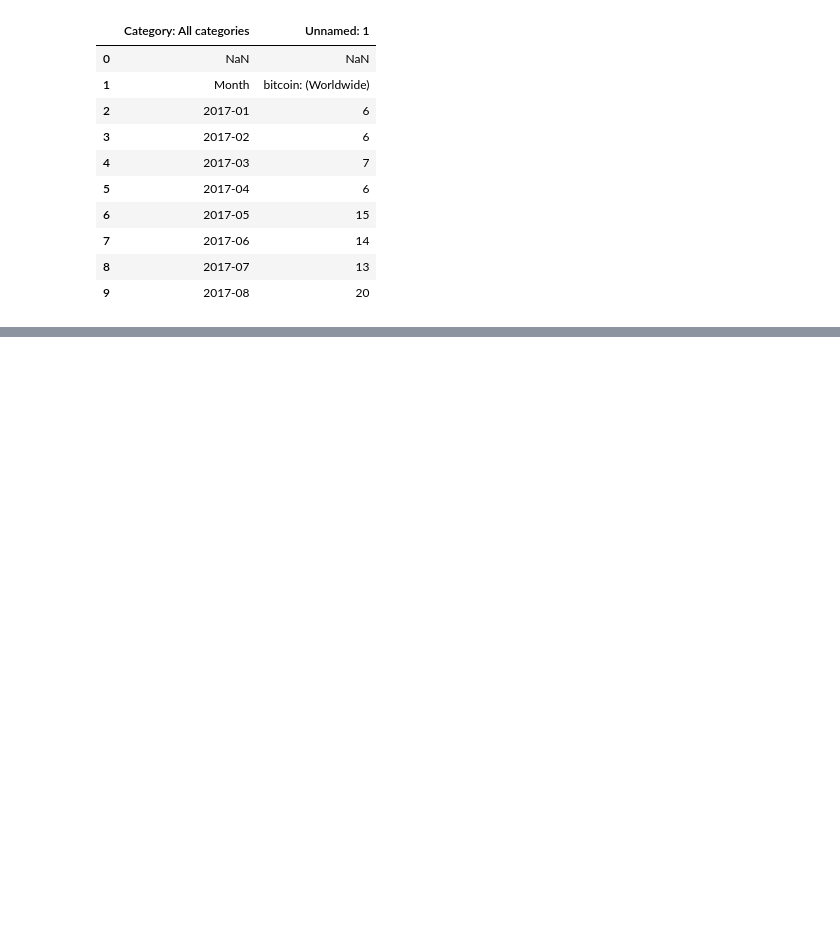
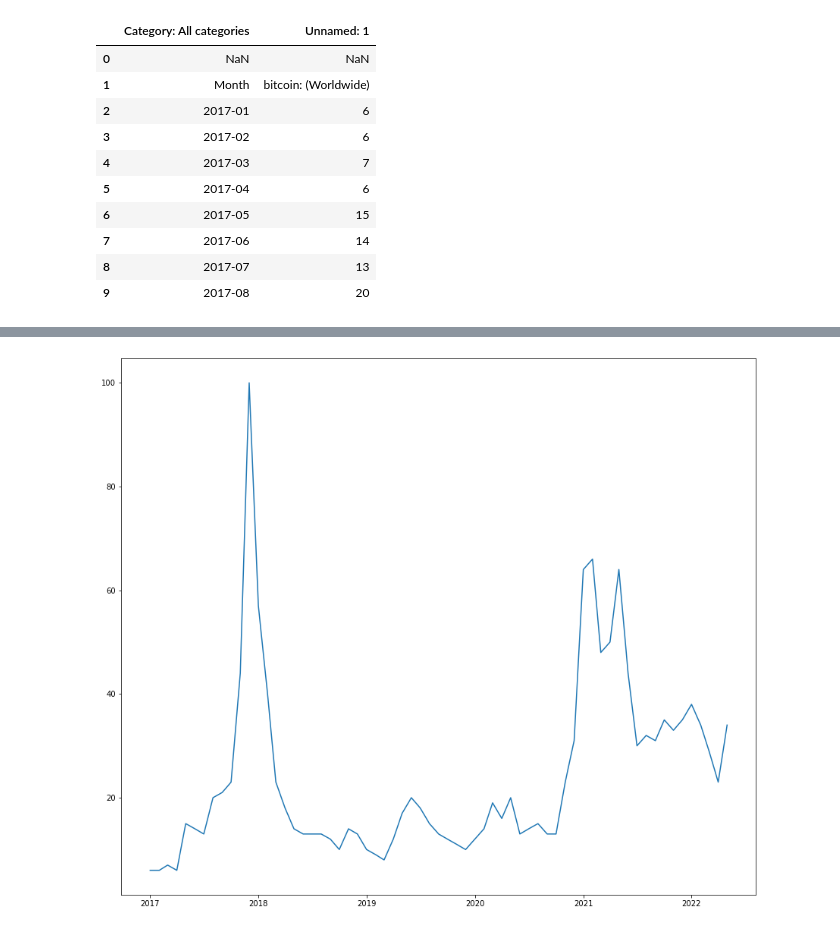
Before and after one commit to mrmoya413/Capstone_RudyMoya, a Jupyter notebook: Notebooks/Rudy_Moya_Capstone.ipynb, the cells around one changed output, grey strips where cells are left out. Drawn from its saved outputs; the diff is of its cells as text; code cells hidden in the pictures; blank space fills up the shorter version.

Commit message:
Added the Google Trends data AND visualized the trend for each coin.  I'm already seeing some trending data

```diff
--- a/Notebooks/Rudy_Moya_Capstone.ipynb
+++ b/Notebooks/Rudy_Moya_Capstone.ipynb
@@ -47,0 +52,6 @@ googlebitcoin.head()
+# %%
+googlebitcoin1 = googlebitcoin.rename(columns={'bitcoin: (Worldwide)':'Trend_Count'})
+# %%
+#creating a new column that'll have the coin name abbreviation.
+googlebitcoin1['CoinName'] = 'Bitcoin'
+googlebitcoin1['CoinAbbrev'] = 'BTC'
@@ -47,0 +74,2 @@ googlebitcoin.head()
+# %%
+googlebitcoin1['Month'] = pd.to_datetime(googlebitcoin1['Month'])
@@ -47,0 +85,2 @@ googlebitcoin.head()
+# %%
+googlebitcoin1['Trend_Count'] = pd.to_numeric(googlebitcoin1['Trend_Count'])
@@ -47,0 +103,9 @@ googlebitcoin.head()
+# %%
+x =googlebitcoin1['Month']
+y = googlebitcoin1['Trend_Count']
+
+plt.figure(figsize=(15,13))
+plt.plot(x, y)
+plt.show()
+# %% [output]
+[figure, added]
```
Also changed, not shown: parts of 70 cells of this notebook.
